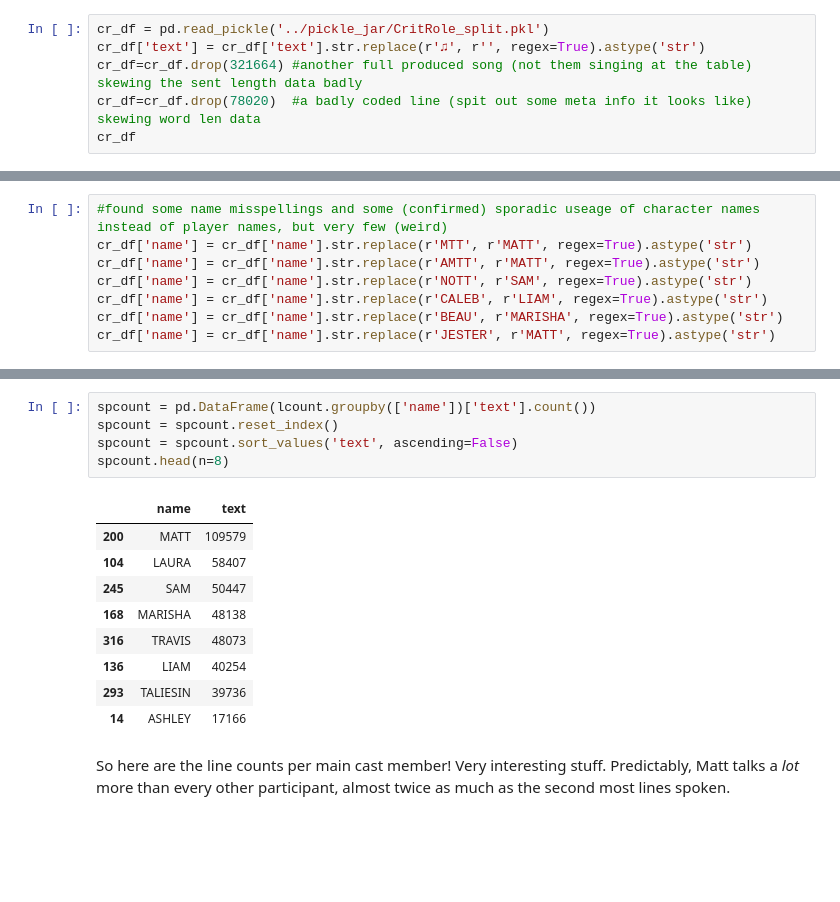
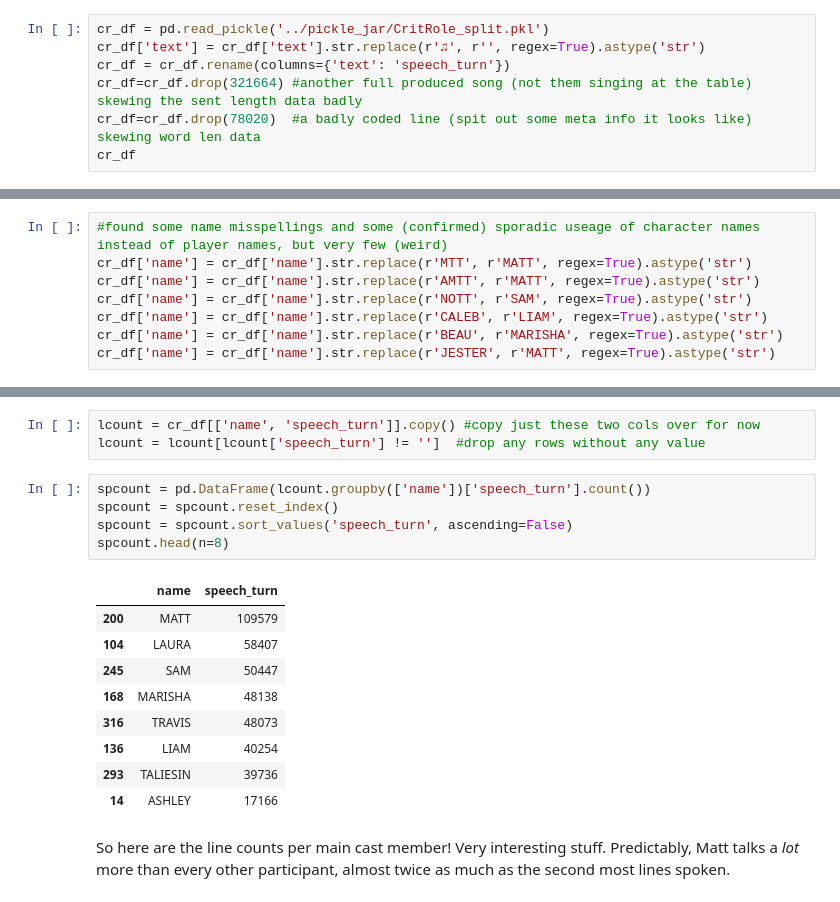
Before and after one commit to Data-Science-for-Linguists-2025/Critical-Role-Analysis, a Jupyter notebook: notebooks/cr_analysis.ipynb, the cells around one changed output, grey strips where cells are left out. Drawn from its saved outputs; the diff is of its cells as text; blank space fills up the shorter version.

```diff
--- a/notebooks/cr_analysis.ipynb
+++ b/notebooks/cr_analysis.ipynb
@@ -8,6 +10,7 @@ import string
 # %%
 cr_df = pd.read_pickle('../pickle_jar/CritRole_split.pkl')
 cr_df['text'] = cr_df['text'].str.replace(r'♫', r'', regex=True).astype('str')
+cr_df = cr_df.rename(columns={'text': 'speech_turn'})
 cr_df=cr_df.drop(321664) #another full produced song (not them singing at the table) skewing the sent length data badly
 cr_df=cr_df.drop(78020)  #a badly coded line (spit out some meta info it looks like) skewing word len data
 cr_df
@@ -70,10 +65,13 @@ lcount
+# %%
+lcount = cr_df[['name', 'speech_turn']].copy() #copy just these two cols over for now
+lcount = lcount[lcount['speech_turn'] != '']  #drop any rows without any value
 # %%
-spcount = pd.DataFrame(lcount.groupby(['name'])['text'].count())
+spcount = pd.DataFrame(lcount.groupby(['name'])['speech_turn'].count())
 spcount = spcount.reset_index()
-spcount = spcount.sort_values('text', ascending=False)
+spcount = spcount.sort_values('speech_turn', ascending=False)
 spcount.head(n=8)
 # %% [output]
-|  | name | text |
+|  | name | speech_turn |
 | 200 | MATT | 109579 |
 | 104 | LAURA | 58407 |
 | 245 | SAM | 50447 |
```
Also changed, not shown: parts of 71 cells of this notebook.
